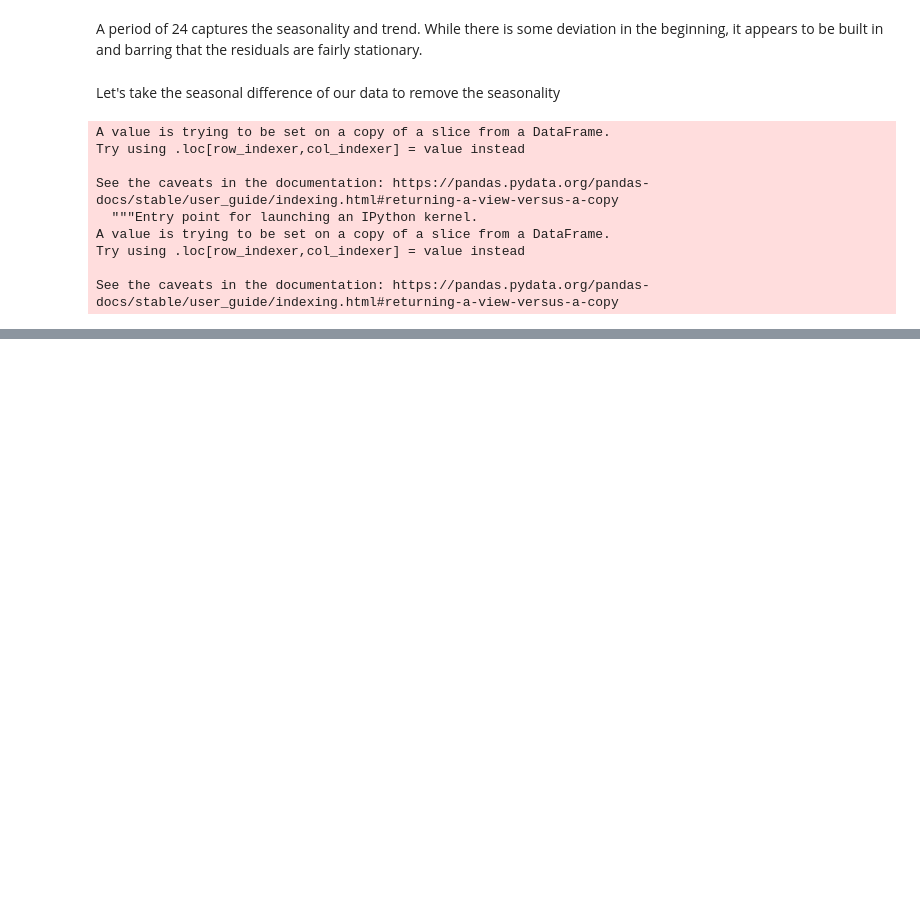
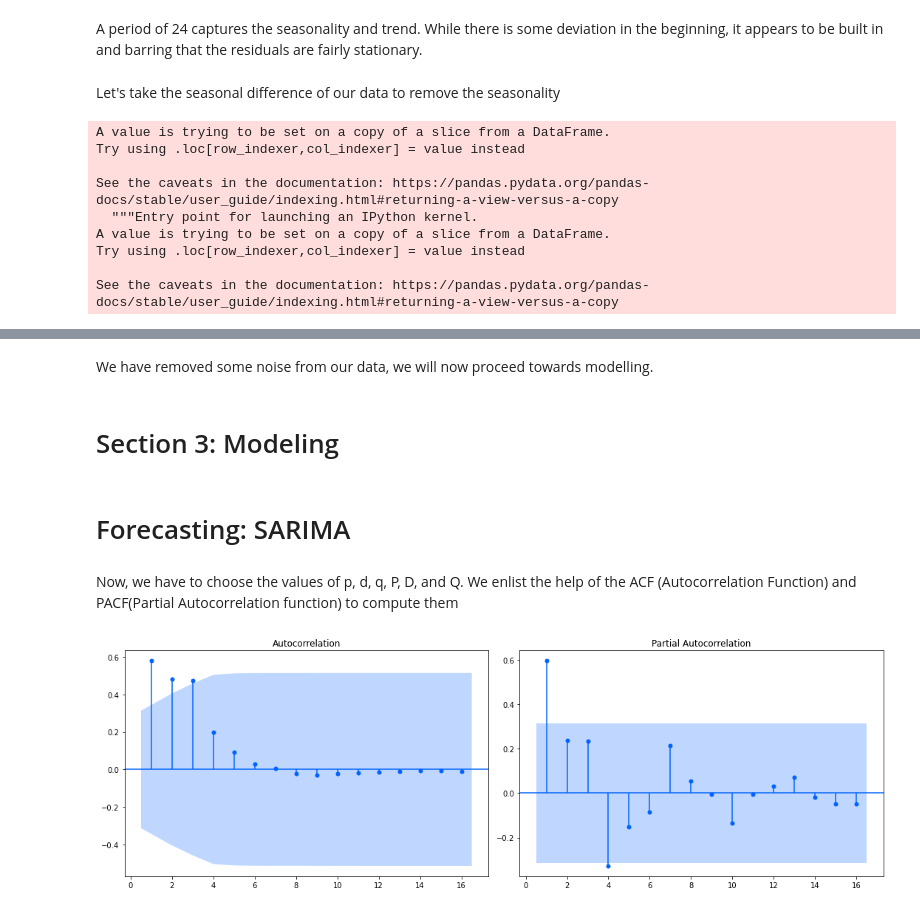
Before and after one commit to Mukunds0507333/Time-Series_PV-System-Output, a Jupyter notebook: Forecasting_PV_Power_Generation.ipynb, the cells around one changed output, grey strips where cells are left out. Cells and saved outputs as stored; diff of their text form; code cells hidden in the pictures; blank space fills up the shorter version.

Commit message:
Forecast

```diff
--- a/Forecasting_PV_Power_Generation.ipynb
+++ b/Forecasting_PV_Power_Generation.ipynb
@@ -173,0 +293,16 @@ df['seasonal_diff'].plot();
+# %% [markdown]
+We have removed some noise from our data, we will now proceed towards modelling.
+# %% [markdown]
+# Section 3: Modeling<a name="modeling"></a>
+# %% [markdown]
+# Forecasting: SARIMA
+# %% [markdown]
+Now, we have to choose the values of p, d, q, P, D, and Q.
+We enlist the help of the ACF (Autocorrelation Function) and PACF(Partial Autocorrelation function) to compute them
+# %%
+fig, (ax1, ax2) = plt.subplots(1,2, figsize = (15,5))
+sm.tsa.graphics.plot_acf(df['seasonal_diff'].dropna(), ax = ax1,zero=False)
+sm.tsa.graphics.plot_pacf(df['seasonal_diff'].dropna(),ax = ax2,zero = False);
+plt.tight_layout()
+# %% [output]
+[figure, added]
```
Also changed, not shown: parts of 38 cells of this notebook, 1 other file.
